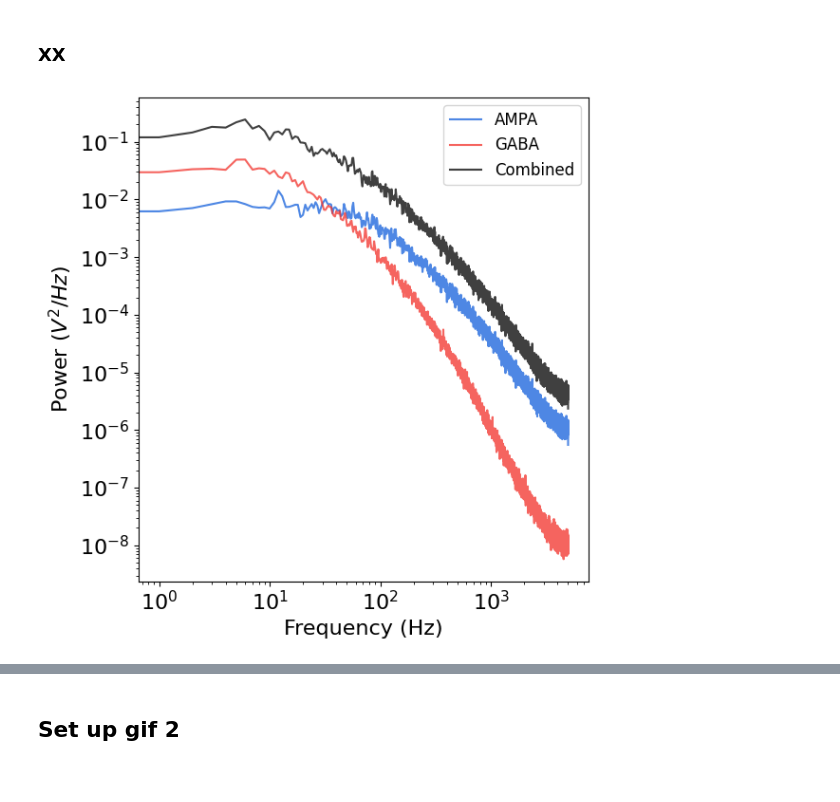
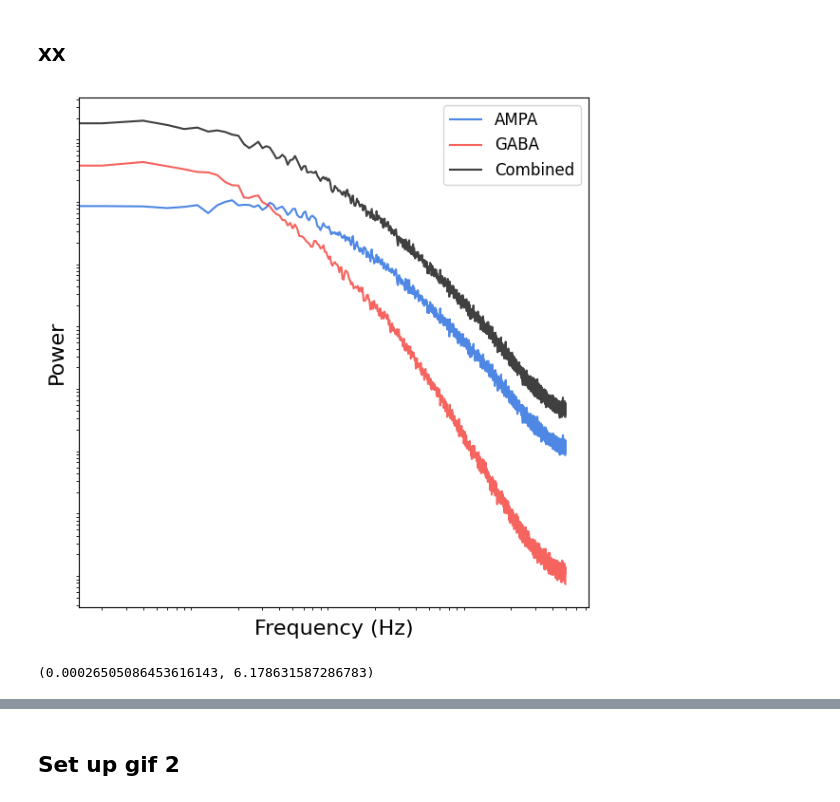
Before and after one commit to fooof-tools/Visualizers, a Jupyter notebook: notebooks/PSPModel.ipynb, the cells around one changed output, grey strips where cells are left out. Saved outputs shown, nothing was run; the diff lists cells and outputs as text; code cells hidden in the pictures.

```diff
--- a/notebooks/PSPModel.ipynb
+++ b/notebooks/PSPModel.ipynb
@@ -302,12 +303,16 @@ plot_multi_time_series(None, [combined_sig, ampa_current, gaba_current],
 # %% [markdown]
 ### XX
+# %%
+nperseg = 0.5 * fs
 # %%
-freqs_cur, powers_ampa_cur = compute_spectrum(ampa_current, fs)
-freqs_cur, powers_gaba_cur = compute_spectrum(gaba_current, fs)
-freqs_cur, powers_combined_cur = compute_spectrum(combined_sig, fs)
+freqs_cur, powers_ampa_cur = compute_spectrum(ampa_current, fs, nperseg=nperseg)
+freqs_cur, powers_gaba_cur = compute_spectrum(gaba_current, fs, nperseg=nperseg)
+freqs_cur, powers_combined_cur = compute_spectrum(combined_sig, fs, nperseg=nperseg)
 # %%
 plot_power_spectra(freqs_cur, [powers_ampa_cur, powers_gaba_cur, powers_combined_cur],
+                   xticks=[], yticks=[], ylabel='Power',
                    colors=[COLORS['ampa'], COLORS['gaba'], COLORS['comb']], alpha=0.75,
                    labels=['AMPA', 'GABA', 'Combined'])
+plt.savefig('psp_psd.pdf')
 # %% [output]
-[figure, old version]
+[figure, new version]
@@ -313,0 +330,4 @@ plot_power_spectra(freqs_cur, [powers_ampa_cur, powers_gaba_cur, powers_combined
+# %%
+np.min(combined_sig_psds[0]), np.max(combined_sig_psds[0])
+# %% [output]
+(0.00026505086453616143, 6.178631587286783)
```
Also changed, not shown: parts of 24 cells of this notebook.
